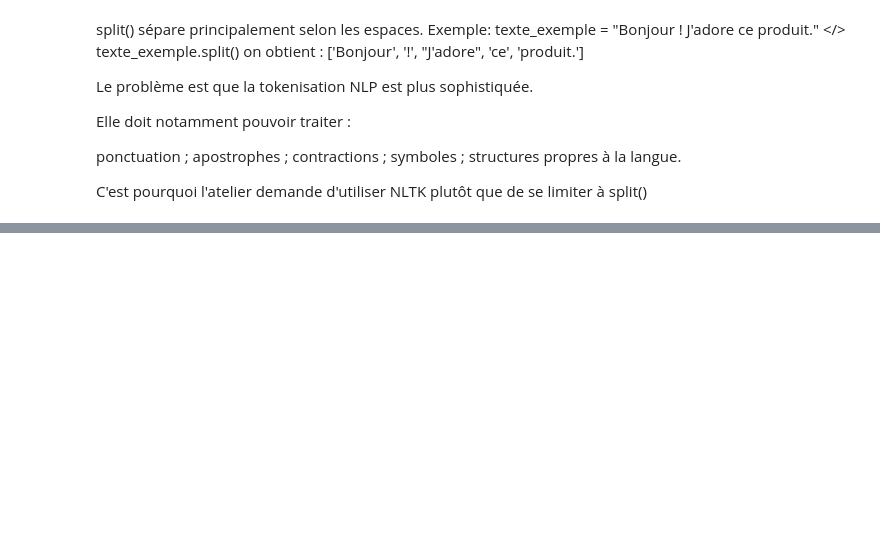
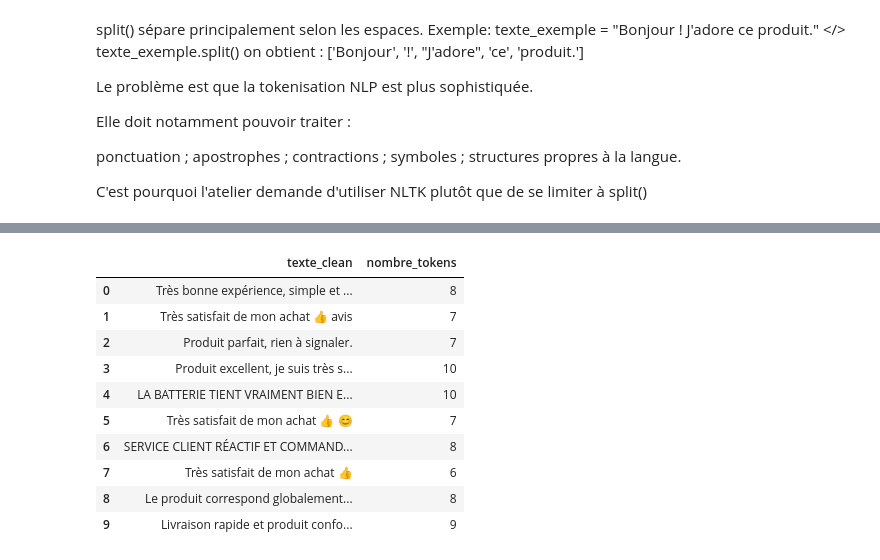
Before and after one commit to khadidiatoungom4-ai/Atelier_prepa_donnees_textuelles, a Jupyter notebook: notebooks/atelier_prepa_donnees_textuelles.ipynb, the cells around one changed output, grey strips where cells are left out. Drawn from its saved outputs; the diff is of its cells as text; code cells hidden in the pictures; blank space fills up the shorter version.

Commit message:
Partie 3 – Tokenisation:Bibliotheque NLTK: le nombre de tokens de chaque texte

```diff
--- a/notebooks/atelier_prepa_donnees_textuelles.ipynb
+++ b/notebooks/atelier_prepa_donnees_textuelles.ipynb
@@ -978,0 +1016,20 @@ C'est pourquoi l'atelier demande d'utiliser NLTK plutôt que de se limiter à sp
+# %%
+df['tokens'] = df['texte_clean'].apply(lambda x: word_tokenize(x, language='french'))
+# %%
+df["nombre_tokens"] = df["tokens"].str.len()
+# %%
+df[
+    ["texte_clean", "nombre_tokens"]
+].head(10)
+# %% [output]
+|  | texte_clean | nombre_tokens |
+| 0 | Très bonne expérience, simple et ... | 8 |
+| 1 | Très satisfait de mon achat 👍 avis | 7 |
+| 2 | Produit parfait, rien à signaler. | 7 |
+| 3 | Produit excellent, je suis très s... | 10 |
+| 4 | LA BATTERIE TIENT VRAIMENT BIEN E... | 10 |
+| 5 | Très satisfait de mon achat 👍 😊 | 7 |
+| 6 | SERVICE CLIENT RÉACTIF ET COMMAND... | 8 |
+| 7 | Très satisfait de mon achat 👍 | 6 |
+| 8 | Le produit correspond globalement... | 8 |
+| 9 | Livraison rapide et produit confo... | 9 |
```
Also changed, not shown: parts of 12 cells of this notebook.
